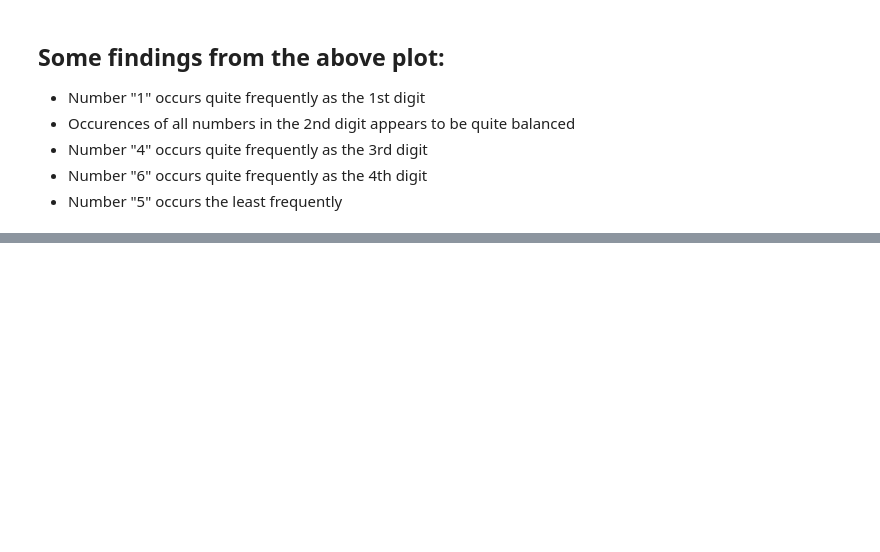
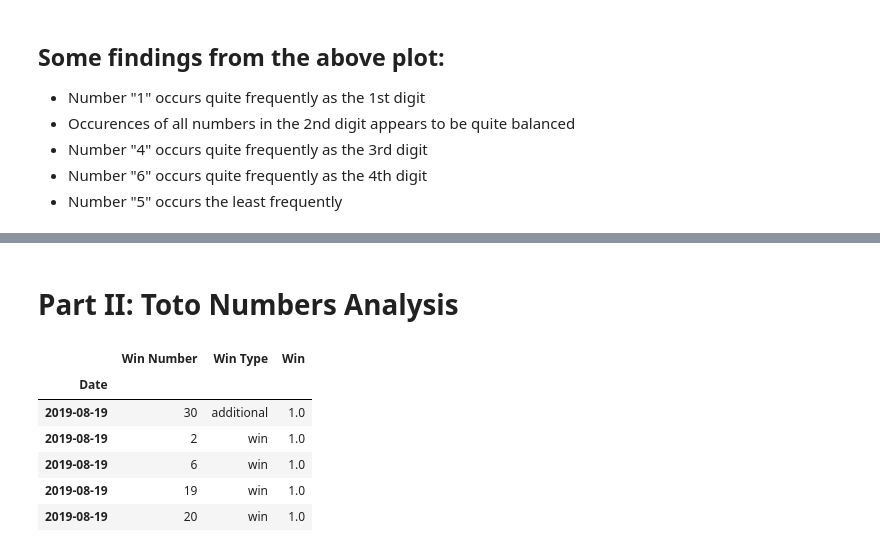
Before and after one commit to yongyct/singapore-pools-analysis, a Jupyter notebook: singapore_pools_analysis.ipynb, the cells around one changed output, grey strips where cells are left out. Saved outputs shown, nothing was run; the diff lists cells and outputs as text; code cells hidden in the pictures; blank space fills up the shorter version.

```diff
--- a/singapore_pools_analysis.ipynb
+++ b/singapore_pools_analysis.ipynb
@@ -222,0 +268,2 @@ for i in range(0, 5):
+# %% [markdown]
+# Part II: Toto Numbers Analysis
@@ -222,0 +317,11 @@ for i in range(0, 5):
+# %%
+### Sample of toto result dataframe ###
+toto_result_df.head()
+# %% [output]
+|  | Win Number | Win Type | Win |
+| Date |  |  |  |
+| 2019-08-19 | 30 | additional | 1.0 |
+| 2019-08-19 | 2 | win | 1.0 |
+| 2019-08-19 | 6 | win | 1.0 |
+| 2019-08-19 | 19 | win | 1.0 |
+| 2019-08-19 | 20 | win | 1.0 |
```
Also changed, not shown: parts of 17 cells of this notebook.
